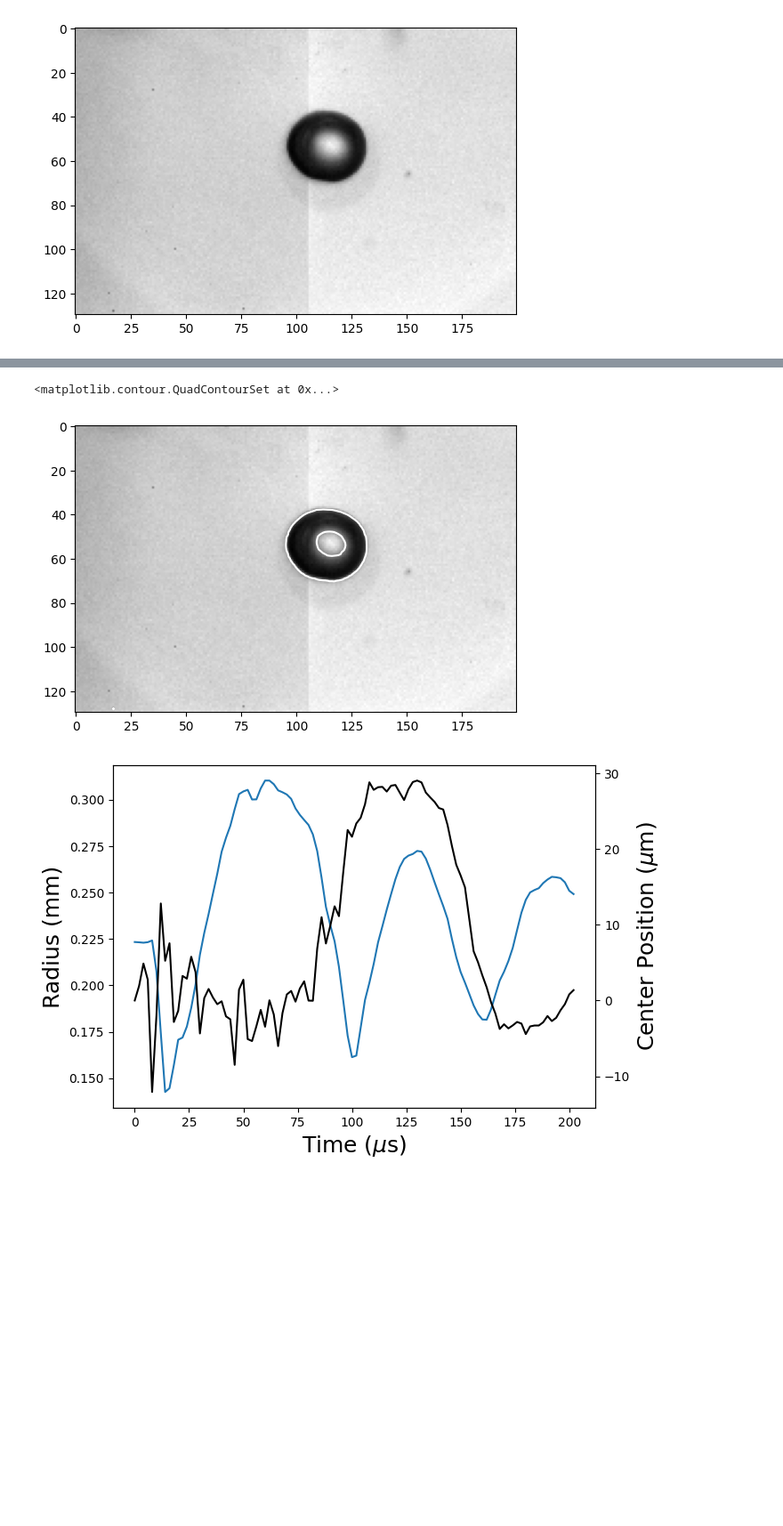
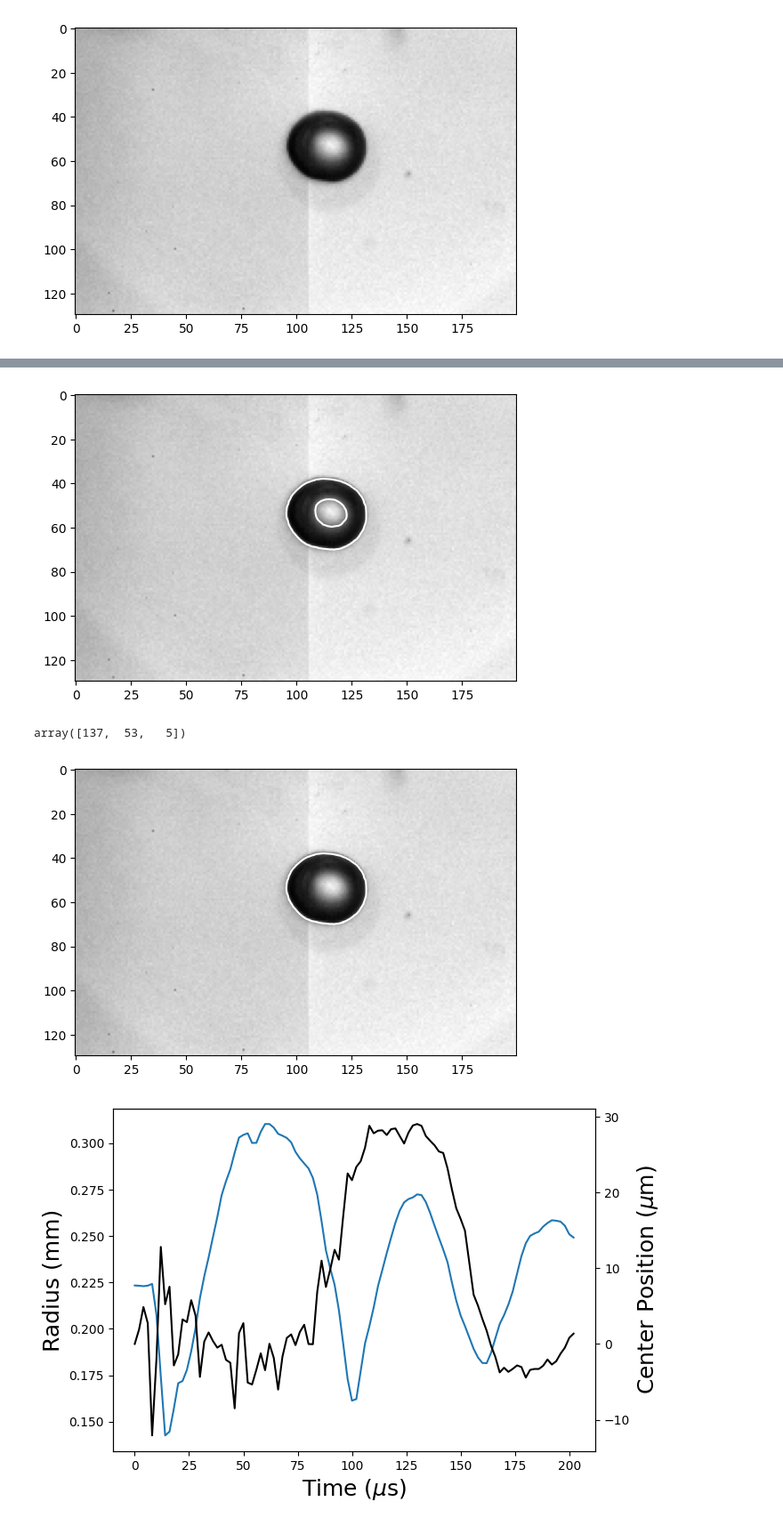
Before and after one commit to cdohl/EAS2024_Ohl, a Jupyter notebook: Image Processing/Bubble_Detection Contour.ipynb, the cells around one changed output, grey strips where cells are left out. Shown at 89% size. Saved outputs shown, nothing was run; the diff lists cells and outputs as text; code cells hidden in the pictures; blank space fills up the shorter version.

```diff
--- a/Image Processing/Bubble_Detection Contour.ipynb
+++ b/Image Processing/Bubble_Detection Contour.ipynb
@@ -57,10 +56,20 @@ ax.plot_surface(X,Y,-mov2[10,:,:]);
 [figure]
 # %%
 plt.imshow(mov2[10,:,:],cmap='gray')
-plt.contour(mov2[10,:,:],[100],colors='w')
+plt.contour(mov2[10,:,:],[my_thresh],colors='w');
 # %% [output]
-<matplotlib.contour.QuadContourSet at 0x...>
 [figure]
+# %%
+cont=measure.find_contours(mov2[10,:,:], my_thresh)
+l=np.asarray([len(cont[nn]) for nn in range(len(cont))])
+l
+# %% [output]
+array([137,  53,   5])
+# %%
+plt.imshow(mov2[10,:,:],cmap='gray')
+plt.plot(cont[0][:,1],cont[0][:,0],'w');
+# %% [output]
+[figure, added]
 # %%
 #list of contours for the detected bubbles
 kl=list()
```
Also changed, not shown: parts of 29 cells of this notebook, 2 other files.
